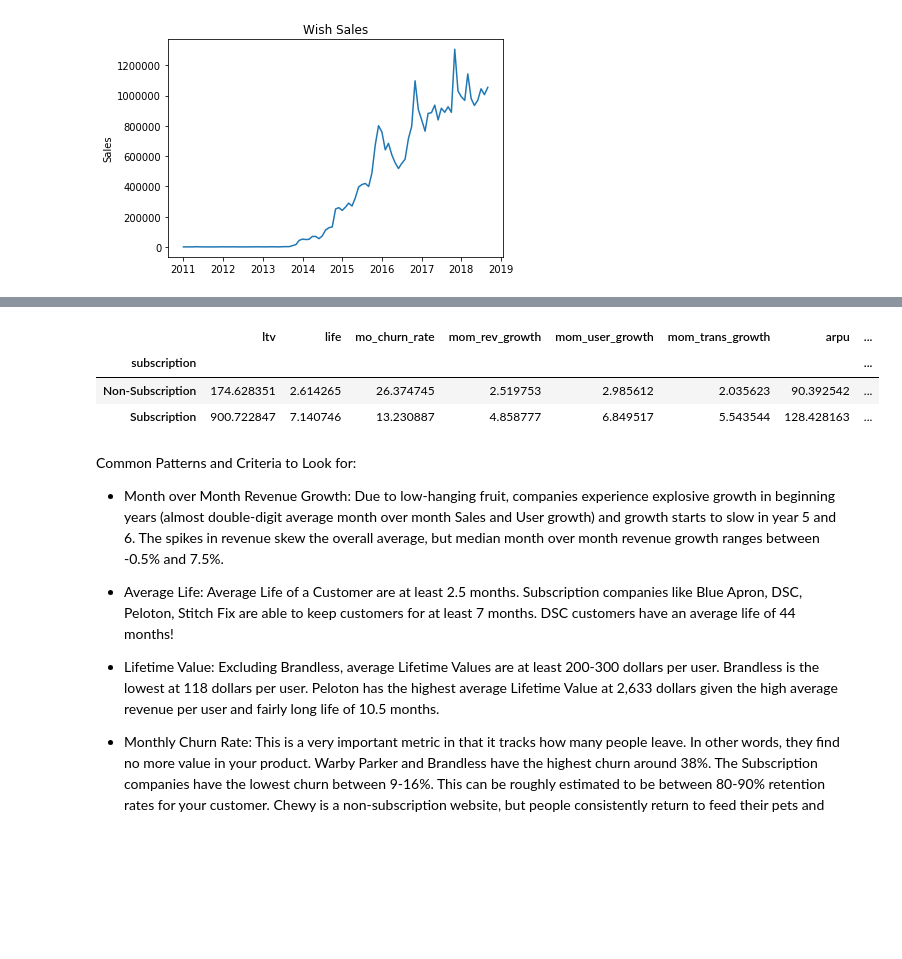
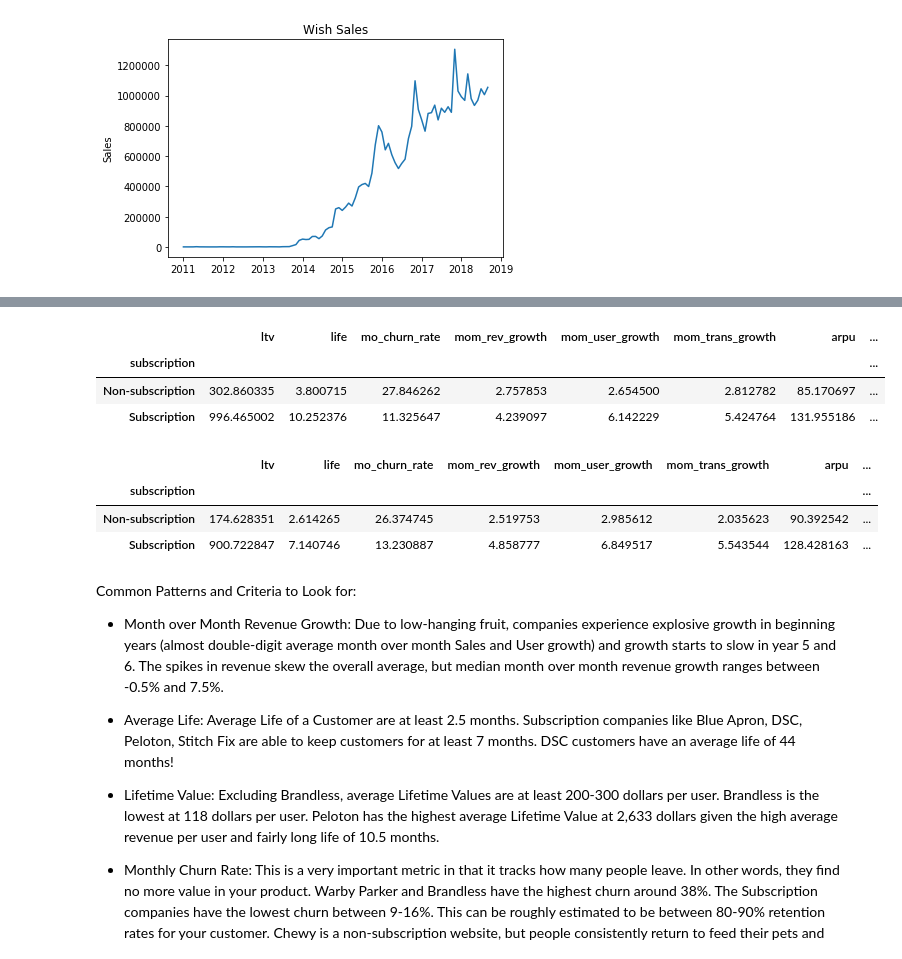
Before and after one commit to chosus/e-commerce, a Jupyter notebook: E-Commerce.ipynb, the cells around one changed output, grey strips where cells are left out. Saved outputs shown, nothing was run; the diff lists cells and outputs as text; code cells hidden in the pictures; blank space fills up the shorter version.

```diff
--- a/E-Commerce.ipynb
+++ b/E-Commerce.ipynb
@@ -348,9 +319,16 @@ df_sub.groupby('subscription').mean()
+# %%
+df_median.groupby('subscription').mean()
+# %% [output]
+|  | ltv | life | mo_churn_rate | mom_rev_growth | mom_user_growth | mom_trans_growth | arpu | ... |
+| subscription |  |  |  |  |  |  |  | ... |
+| Non-subscription | 302.860335 | 3.800715 | 27.846262 | 2.757853 | 2.654500 | 2.812782 | 85.170697 | ... |
+| Subscription | 996.465002 | 10.252376 | 11.325647 | 4.239097 | 6.142229 | 5.424764 | 131.955186 | ... |
 # %%
-df_sub.groupby('subscription').median()
+df_median.groupby('subscription').median()
 # %% [output]
 |  | ltv | life | mo_churn_rate | mom_rev_growth | mom_user_growth | mom_trans_growth | arpu | ... |
 | subscription |  |  |  |  |  |  |  | ... |
-| Non-Subscription | 174.628351 | 2.614265 | 26.374745 | 2.519753 | 2.985612 | 2.035623 | 90.392542 | ... |
+| Non-subscription | 174.628351 | 2.614265 | 26.374745 | 2.519753 | 2.985612 | 2.035623 | 90.392542 | ... |
 | Subscription | 900.722847 | 7.140746 | 13.230887 | 4.858777 | 6.849517 | 5.543544 | 128.428163 | ... |
 # %% [markdown]
 Common Patterns and Criteria to Look for:
```
Also changed, not shown: parts of 6 cells of this notebook.
